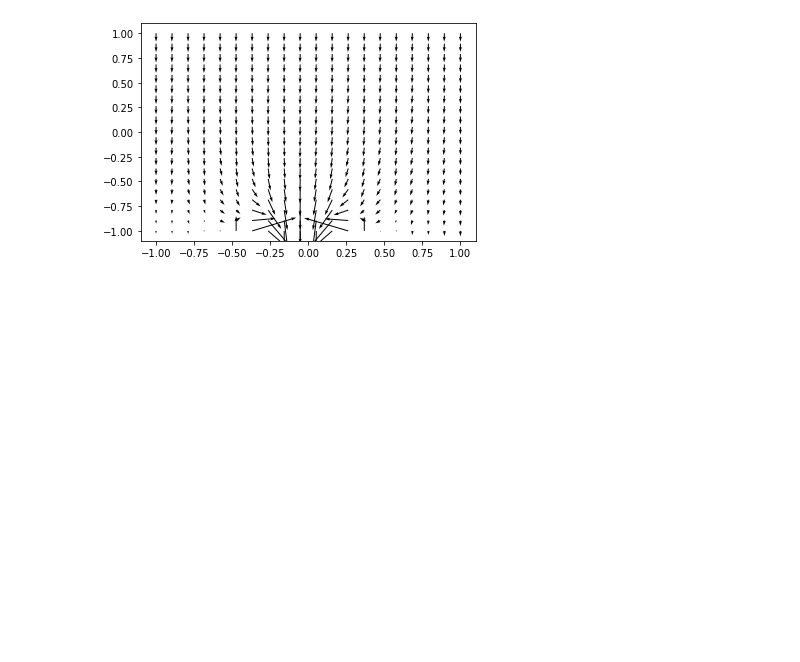
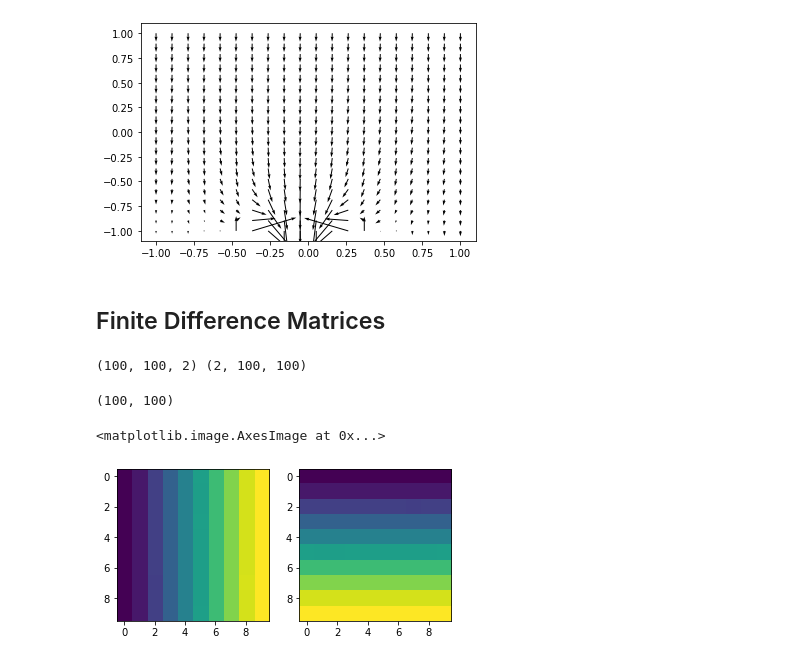
Before and after one commit to JustinBakerMath/homogenize, a Jupyter notebook: doc/grad_test.ipynb, the cells around one changed output. Drawn from its saved outputs; the diff is of its cells as text; code cells hidden in the pictures; blank space fills up the shorter version.

```diff
--- a/doc/grad_test.ipynb
+++ b/doc/grad_test.ipynb
@@ -270,3 +275,5 @@ plt.quiver(xx,yy,fd.grad(u)[0],fd.grad(u)[1])
 # %% [output]
 <matplotlib.quiver.Quiver at 0x...>
 [figure]
+# %% [markdown]
+## Finite Difference Matrices
@@ -272,0 +315,23 @@ plt.quiver(xx,yy,fd.grad(u)[0],fd.grad(u)[1])
+# %%
+m,n=10,10
+x = np.linspace(-1,1,m)
+y = np.linspace(-1,1,n)
+xx,yy = np.meshgrid(x,y)
+dx = x[1]-x[0]
+dy = y[1]-y[0]
+f = xx**2+yy**2
+fdm = FiniteDifferenceMatrices(m,n,dx,dy)
+# %%
+print(fdm.div().shape,fdm.grad().shape)
+np.tensordot(fdm.div(),fdm.grad(),axes=([2,1],[0,1])).shape
+# %% [output]
+(100, 100, 2) (2, 100, 100)
+(100, 100)
+# %%
+plt.subplot(121)
+plt.imshow((fdm.grad()[0]@f.flatten()).reshape(m,n))
+plt.subplot(122)
+plt.imshow((fdm.grad()[1]@f.flatten()).reshape(m,n))
+# %% [output]
+<matplotlib.image.AxesImage at 0x...>
+[figure, added]
```
Also changed, not shown: parts of 11 cells of this notebook, 7 other files.
